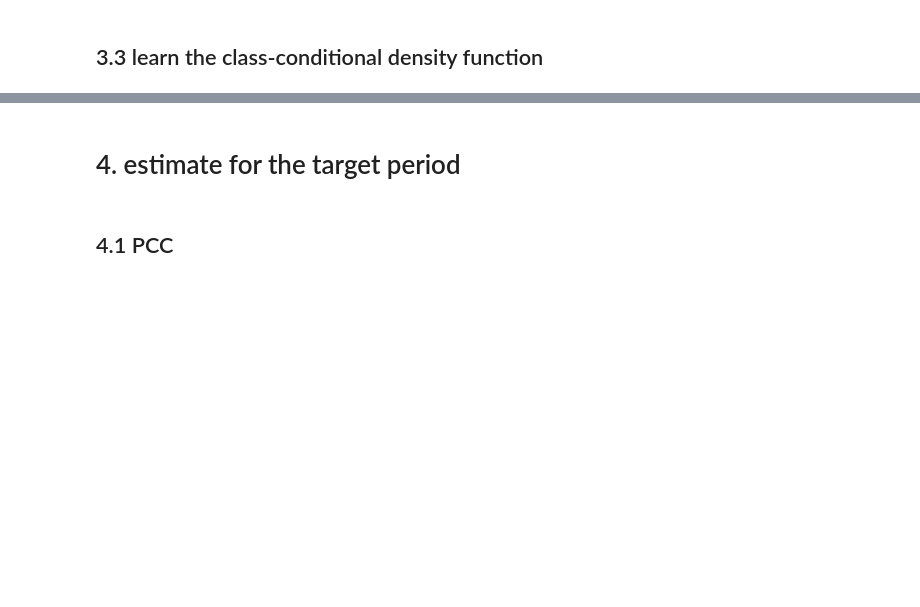
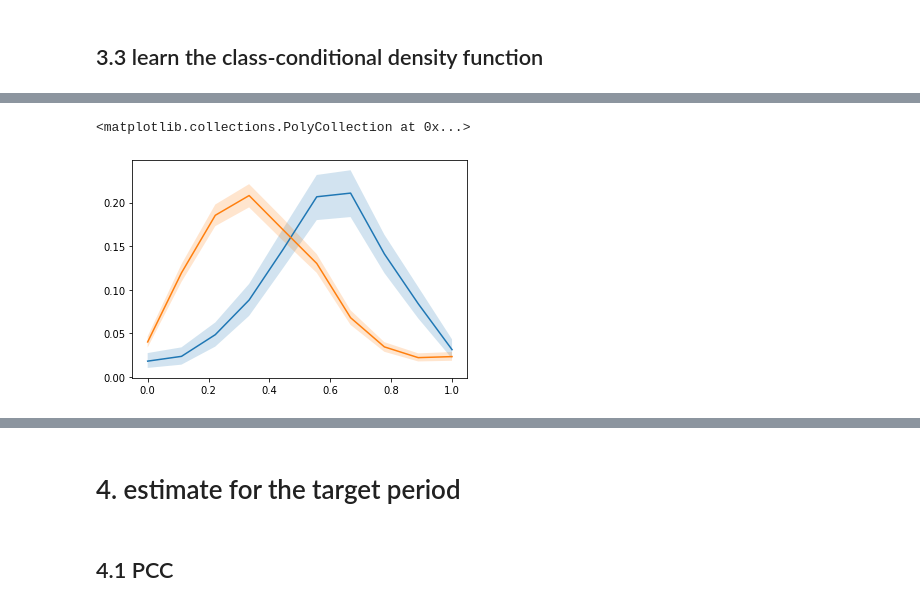
Before and after one commit to avalanchesiqi/prevalence-estimation-tutorial, a Jupyter notebook: code/Sec1-Data-Profiling-And-Three-Wrong-Approaches.ipynb, the cells around one changed output, grey strips where cells are left out. Drawn from its saved outputs; the diff is of its cells as text; code cells hidden in the pictures; blank space fills up the shorter version.

```diff
--- a/code/Sec1-Data-Profiling-And-Three-Wrong-Approaches.ipynb
+++ b/code/Sec1-Data-Profiling-And-Three-Wrong-Approaches.ipynb
@@ -335,2 +359,10 @@ cali_prob_scores.sum() / len(cali_prob_scores)
 # %% [markdown]
 ## 3.3 learn the class-conditional density function
+# %%
+# bootstrap for CI
+num_bootstrap = 1000
+pos_results = np.zeros((num_bootstrap, 10))
+neg_results = np.zeros((num_bootstrap, 10))
+
+est_result_list = []
+target_result_list = []
@@ -355,3 +440,22 @@ neg_freq, _, _ = plt.hist(labeled_sample[labeled_sample['GT'] == False]['UC(X)']
+# %%
+mediaum_pos_density = np.median(pos_results, axis=0)
+lower_pos_density = np.percentile(pos_results, q=2.5, axis=0)
+upper_pos_density = np.percentile(pos_results, q=97.5, axis=0)
+
+mediaum_neg_density = np.median(neg_results, axis=0)
+lower_neg_density = np.percentile(neg_results, q=2.5, axis=0)
+upper_neg_density = np.percentile(neg_results, q=97.5, axis=0)
+
+empir_cx_axis = np.linspace(0, 1, 10)
+
+plt.plot(empir_cx_axis, mediaum_pos_density)
+plt.fill_between(empir_cx_axis, lower_pos_density, upper_pos_density, alpha=0.2)
+
+plt.plot(empir_cx_axis, mediaum_neg_density)
+plt.fill_between(empir_cx_axis, lower_neg_density, upper_neg_density, alpha=0.2)
+# %% [output]
+<matplotlib.collections.PolyCollection at 0x...>
+[figure, added]
 # %%
 pos_freq /= pos_freq.sum()
 neg_freq /= neg_freq.sum()
```
Also changed, not shown: parts of 45 cells of this notebook, 6 other files.
